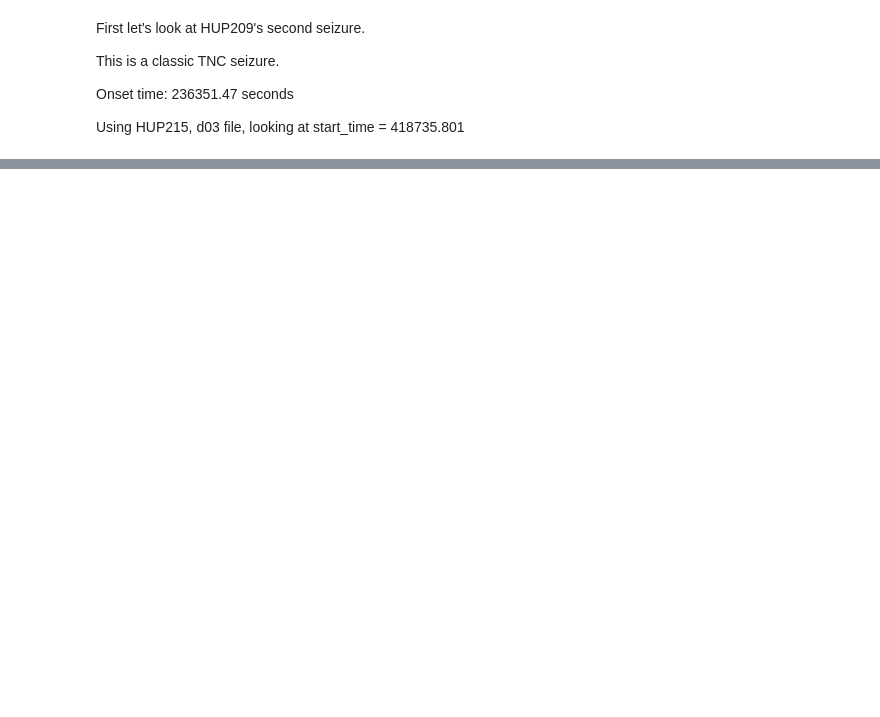
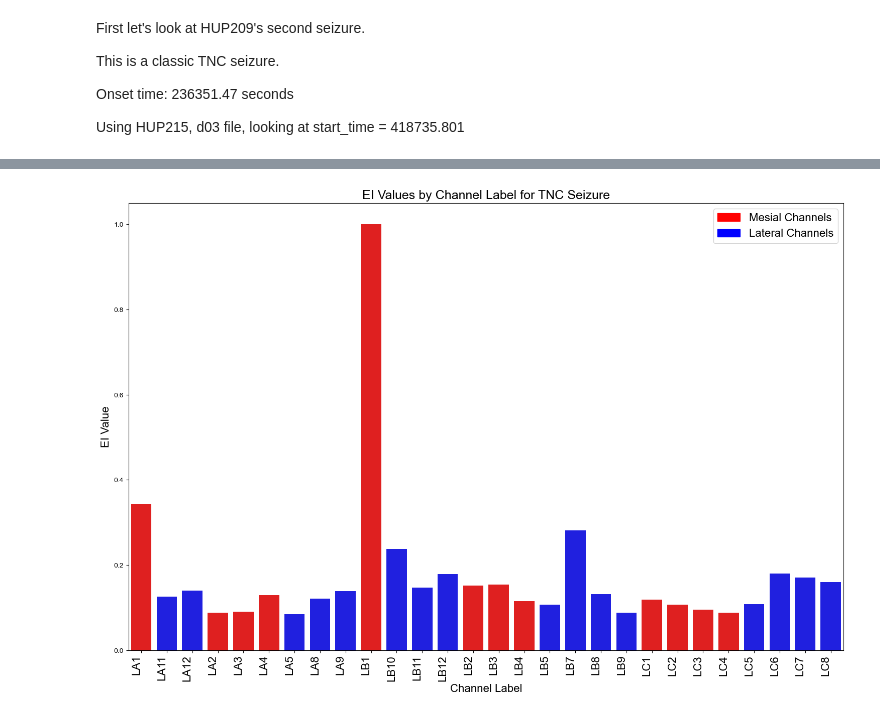
Before and after one commit to carlosaaguila/Interictal_Spike_Analysis, a Jupyter notebook: HUMAN/working_feat_extract_code/6-seizure_analysis/code/validate_per_sz.ipynb, the cells around one changed output, grey strips where cells are left out. Drawn from its saved outputs; the diff is of its cells as text; code cells hidden in the pictures; blank space fills up the shorter version.

```diff
--- a/HUMAN/working_feat_extract_code/6-seizure_analysis/code/validate_per_sz.ipynb
+++ b/HUMAN/working_feat_extract_code/6-seizure_analysis/code/validate_per_sz.ipynb
@@ -481,0 +548,47 @@ plot_eeg_channels_with_hfer(lb_data, all_spikes, stop_time=None, title = 'HUP209
+# %%
+# Set the font to Arial
+plt.rcParams['font.family'] = 'Arial'
+
+# Sort the DataFrame by channel_label
+spikes_to_plot = all_spikes.sort_values('channel_label')
+
+# Create a color map
+def assign_color(label):
+    # Extract the numeric part of the label
+    numeric_part = ''.join(filter(str.isdigit, label))
+
+    if numeric_part in ['1', '2', '3', '4']:
+        return 'red'
+    else:
+        return 'blue'
+
+colors = [assign_color(label) for label in spikes_to_plot['channel_label']]
+
+# Create the plot
+plt.figure(figsize=(15, 10))
+ax = sns.barplot(x='channel_label', y='EI', data=spikes_to_plot, palette=colors)
+
+# Rotate x-axis labels for better readability
+plt.xticks(rotation=90, ha='right', fontsize = 16)
+
+# Adjust layout to prevent clipping of tick-labels
+plt.tight_layout()
+
+# Add labels and title
+plt.xlabel('Channel Label', fontname='Arial', fontsize = 16)
+plt.ylabel('EI Value', fontname='Arial', fontsize = 16)
+plt.title('EI Values by Channel Label for TNC Seizure', fontname='Arial', fontsize = 18)
+
+# Ensure all text uses Arial
+for text in ax.texts + ax.get_xticklabels() + ax.get_yticklabels():
+    text.set_fontname('Arial')
+
+legend_elements = [Patch(facecolor='red', edgecolor='red', label='Mesial Channels'),
+                Patch(facecolor='blue', edgecolor='blue', label='Lateral Channels')]
+plt.legend(handles=legend_elements, loc='upper right', fontsize=16)
+
+plt.savefig('../figures/TNC_barplot.pdf', dpi = 500)
+
+plt.show()
+# %% [output]
+[figure, added]
```
Also changed, not shown: parts of 9 cells of this notebook, 8 other files.
